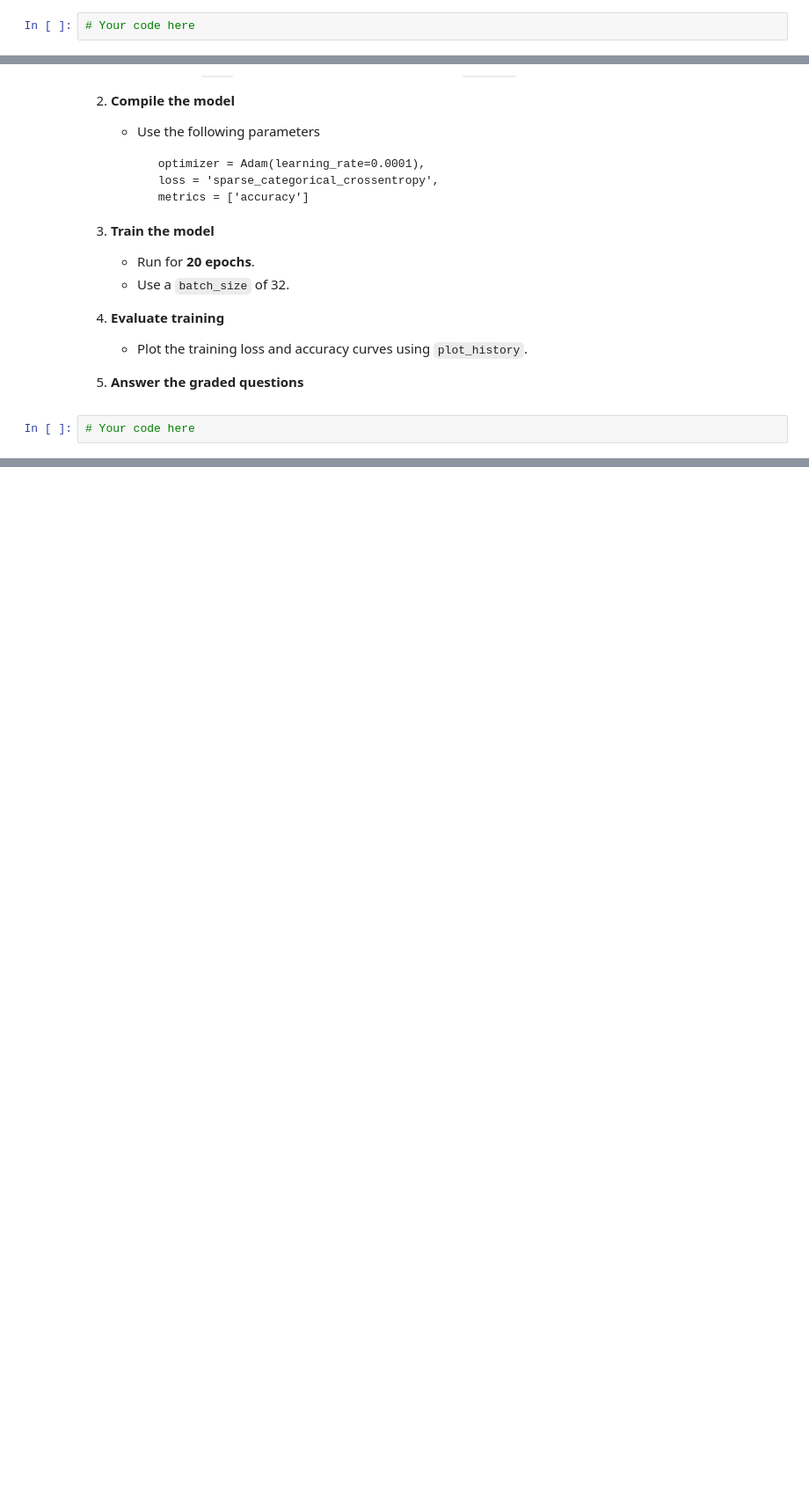
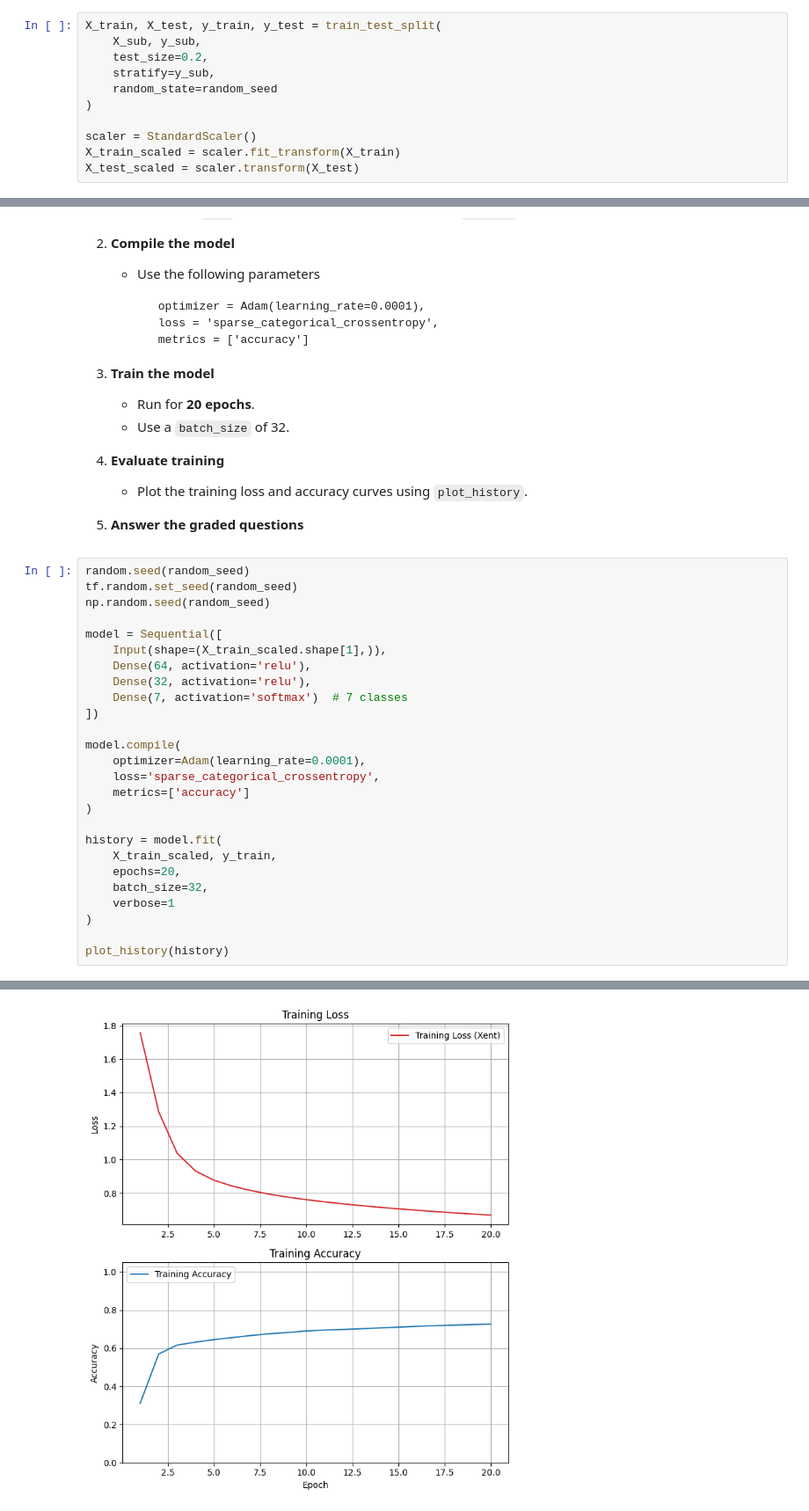
Before and after one commit to luanbui/Module-7-Assignments, a Jupyter notebook: Homework_02.ipynb, the cells around one changed output, grey strips where cells are left out. Shown at 88% size. Cells and saved outputs as stored; diff of their text form; blank space fills up the shorter version.

```diff
--- a/Homework_02.ipynb
+++ b/Homework_02.ipynb
@@ -117,7 +118,16 @@ As in Homework 1, follow these steps:
 2. **Standardize features:**
    Scale the input features so they have mean 0 and variance 1.
 # %%
-# Your code here
+X_train, X_test, y_train, y_test = train_test_split(
+    X_sub, y_sub,
+    test_size=0.2,
+    stratify=y_sub,
+    random_state=random_seed
+)
+
+scaler = StandardScaler()
+X_train_scaled = scaler.fit_transform(X_train)
+X_test_scaled = scaler.transform(X_test)
 # %% [markdown]
 ### Part B: Build, compile, train, and evaluate the network
 
@@ -147,4 +157,29 @@ As in Homework 1, follow these steps:
 
 6. **Answer the graded questions**
 # %%
-# Your code here
+random.seed(random_seed)
+tf.random.set_seed(random_seed)
+np.random.seed(random_seed)
+
+model = Sequential([
+    Input(shape=(X_train_scaled.shape[1],)),
+    Dense(64, activation='relu'),
+    Dense(32, activation='relu'),
+    Dense(7, activation='softmax')  # 7 classes
+])
+
+model.compile(
+    optimizer=Adam(learning_rate=0.0001),
+    loss='sparse_categorical_crossentropy',
+    metrics=['accuracy']
+)
+
+history = model.fit(
+    X_train_scaled, y_train,
+    epochs=20,
+    batch_size=32,
+    verbose=1
+)
+
+plot_history(history)
+# %% [output]
@@ -150,0 +203 @@ As in Homework 1, follow these steps:
+[figure, added]
```
Also changed, not shown: parts of 27 cells of this notebook.
